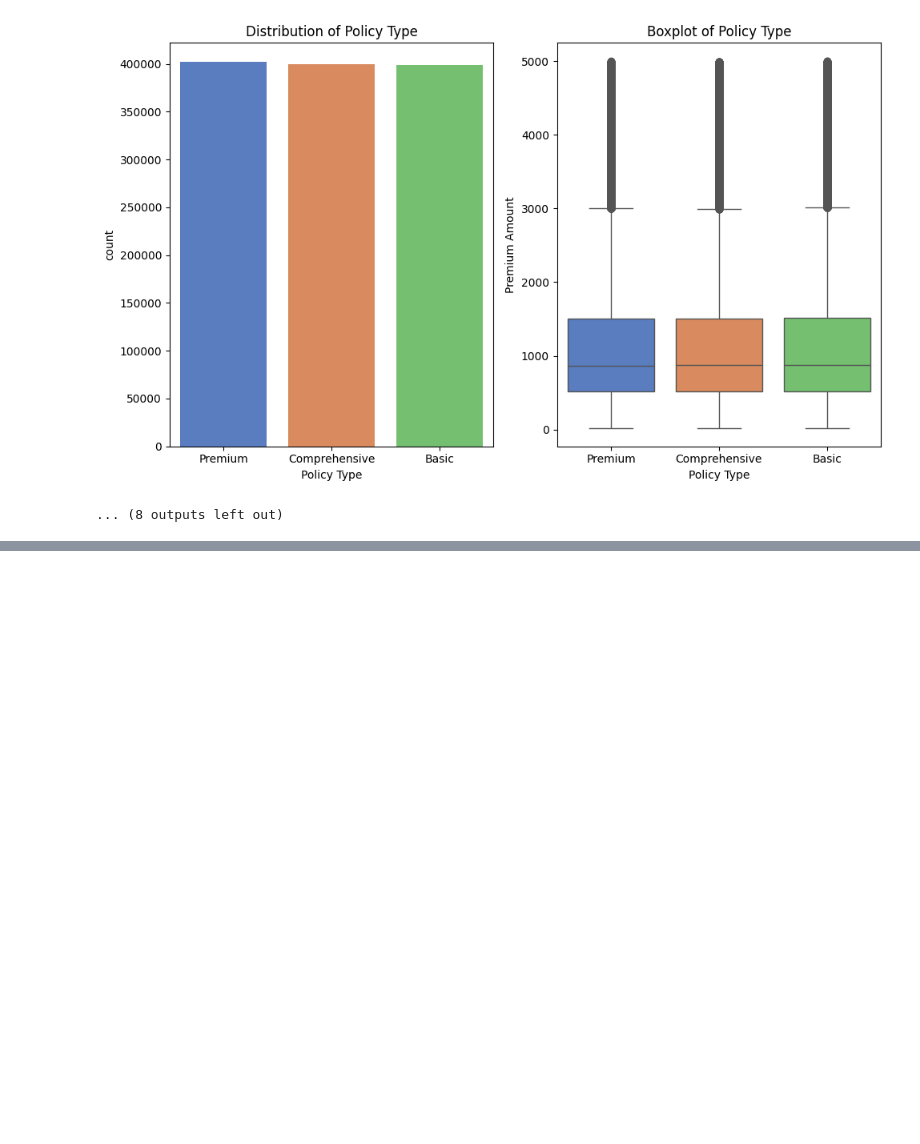
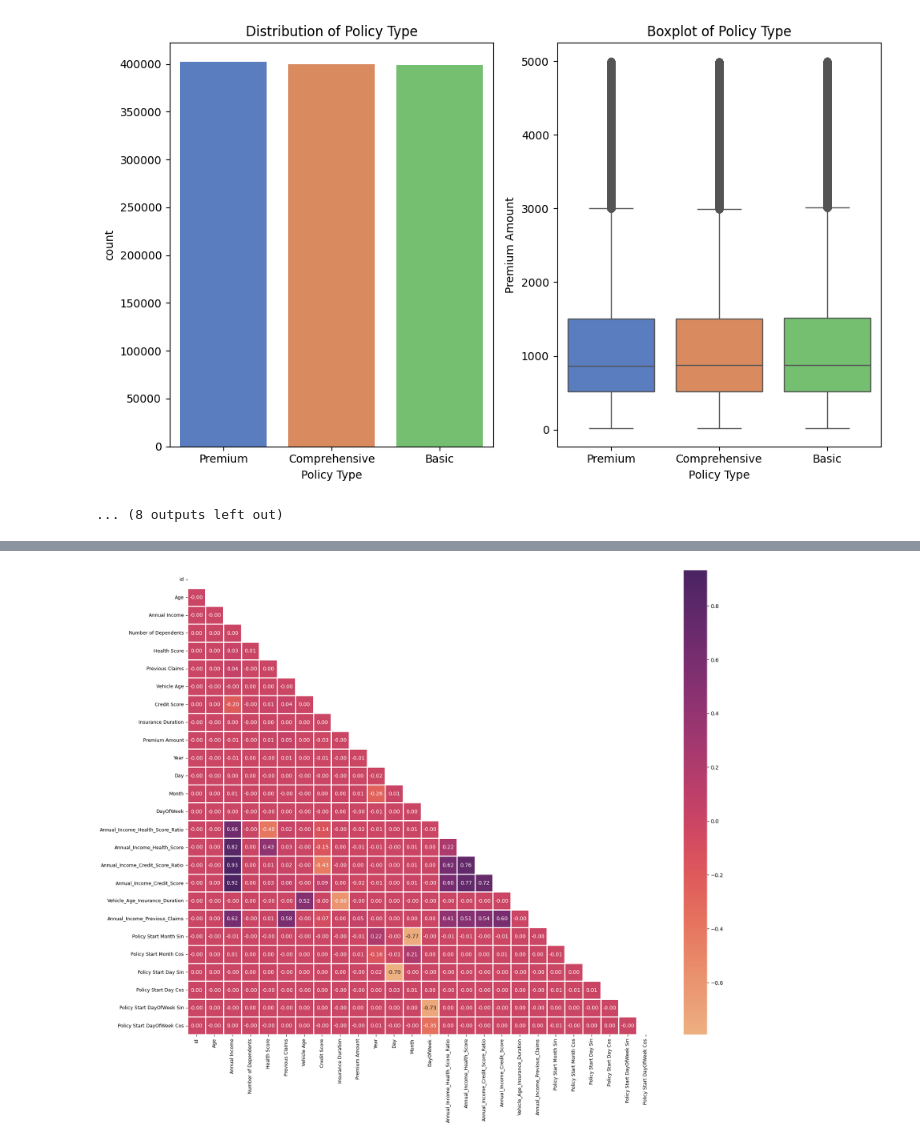
Before and after one commit to GhosTHaise/regression-insurance-dataset, a Jupyter notebook: eda.ipynb, the cells around one changed output, grey strips where cells are left out. Cells and saved outputs as stored; diff of their text form; code cells hidden in the pictures; blank space fills up the shorter version.

```diff
--- a/eda.ipynb
+++ b/eda.ipynb
@@ -220,0 +231,14 @@ Passing `palette` without assigning `hue` is deprecated and will be removed in v
+# %%
+corr_mat = train_data[num_cols].corr()
+mask = np.triu(np.ones_like(corr_mat, dtype=bool))
+plt.figure(figsize = (20,16))
+sns.heatmap(train_data[num_cols].corr(),
+            mask=mask,
+            annot = True ,   fmt ='.2f',
+            linewidth=1    ,cmap = 'flare'
+           )
+plt.xticks(fontsize = 9)
+plt.yticks(fontsize = 9)
+plt.show()
+# %% [output]
+[figure, added]
```
Also changed, not shown: parts of 10 cells of this notebook.
